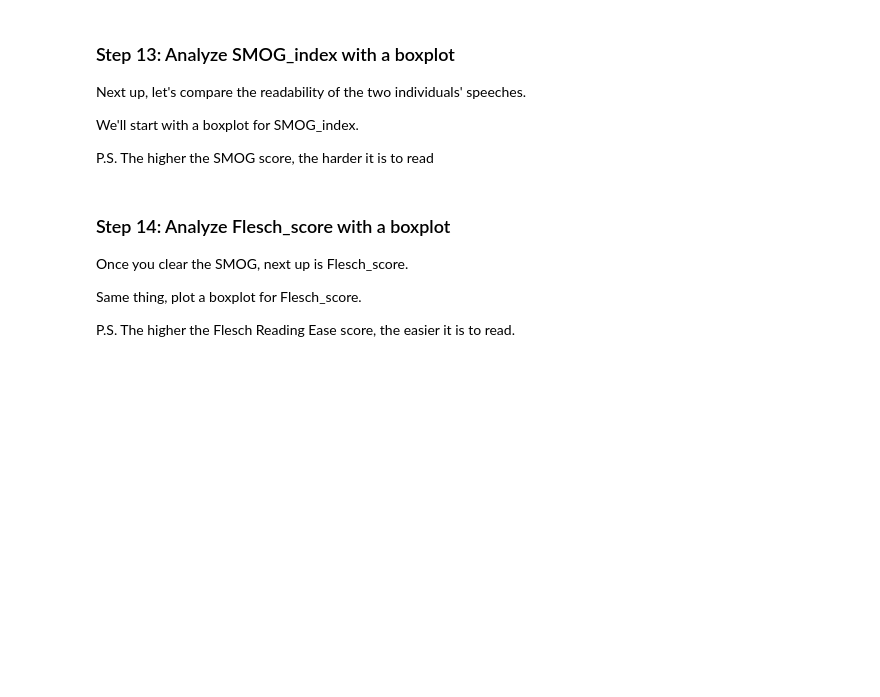
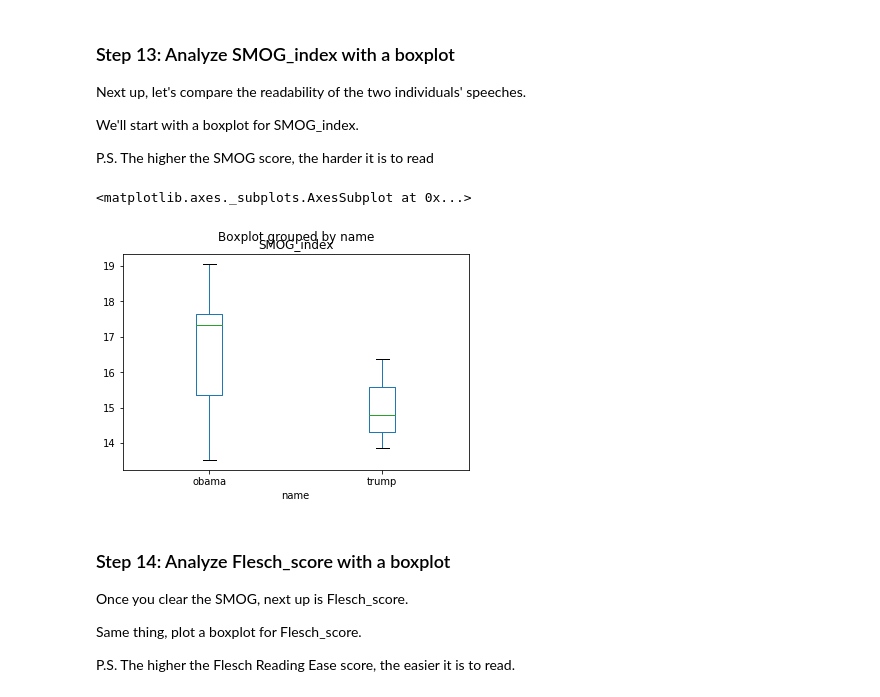
Before and after one commit to daanishrasheed/US-Speech-Analysis, a Jupyter notebook: Project US Speech Analysis (Part III).ipynb, the cells around one changed output. Saved outputs shown, nothing was run; the diff lists cells and outputs as text; code cells hidden in the pictures; blank space fills up the shorter version.

```diff
--- a/Project US Speech Analysis (Part III).ipynb
+++ b/Project US Speech Analysis (Part III).ipynb
@@ -189,7 +155,6 @@ for i, j in df.iterrows():
 # %%
 df['SMOG_index'] = pd.DataFrame(smog)
 df['Flesch_score'] = pd.DataFrame(flesch)
-df = df.drop(['Flesh_score'], axis=1)
 # %%
 df.head(10)
 # %% [output]
@@ -266,3 +239,8 @@ P.S. The higher the SMOG score, the harder it is to read
+# %%
+df.boxplot(by ='name', column =['SMOG_index'], grid = False)
+# %% [output]
+<matplotlib.axes._subplots.AxesSubplot at 0x...>
+[figure, added]
 # %% [markdown]
 ### Step 14: Analyze Flesch_score with a boxplot
 Once you clear the SMOG, next up is Flesch_score.
```
Also changed, not shown: parts of 13 cells of this notebook, 2 other files.
